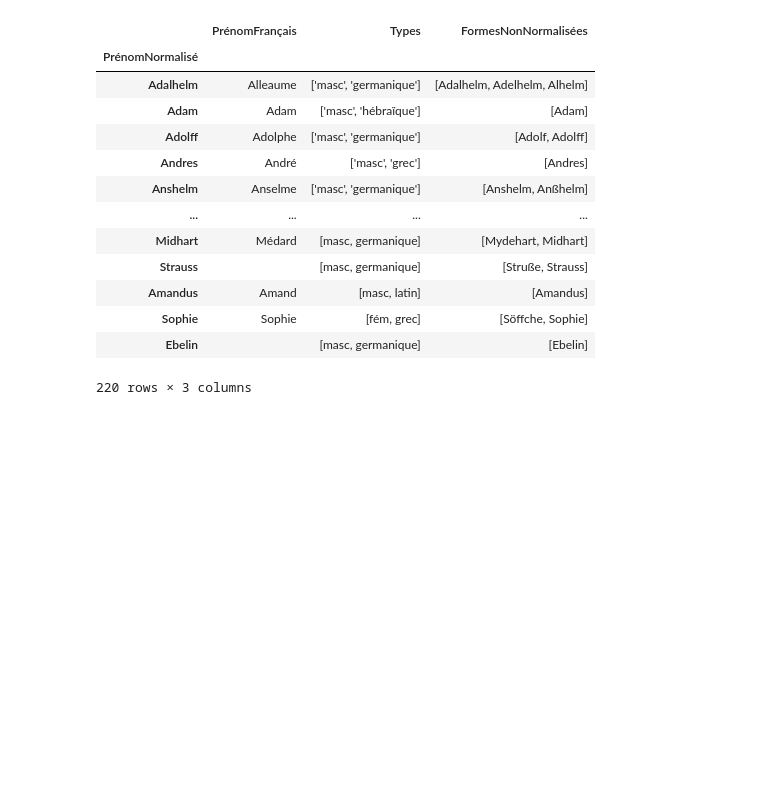
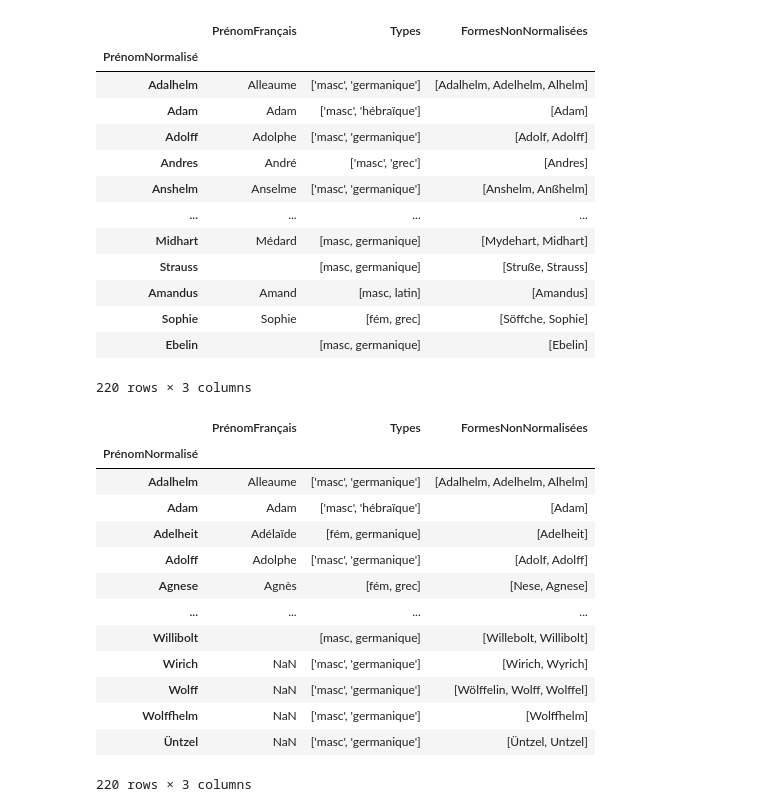
Before and after one commit to porte-g/ProjetEchevinsDeStrasbourg, a Jupyter notebook: ScriptsPython/EnrichissementCsvPrenom.ipynb, the cells around one changed output. Saved outputs shown, nothing was run; the diff lists cells and outputs as text; code cells hidden in the pictures; blank space fills up the shorter version.

```diff
--- a/ScriptsPython/EnrichissementCsvPrenom.ipynb
+++ b/ScriptsPython/EnrichissementCsvPrenom.ipynb
@@ -130 +131,20 @@ DF0.sort_values('PrénomNormalisé')
 DF0.to_csv("./../Tables/ReferentielPrenoms.csv")
+# %%
+DF0 = DF0.sort_values('PrénomNormalisé')
+# %%
+DF0
+# %% [output]
+|  | PrénomFrançais | Types | FormesNonNormalisées |
+| PrénomNormalisé |  |  |  |
+| Adalhelm | Alleaume | ['masc', 'germanique'] | [Adalhelm, Adelhelm, Alhelm] |
+| Adam | Adam | ['masc', 'hébraïque'] | [Adam] |
+| Adelheit | Adélaïde | [fém, germanique] | [Adelheit] |
+| Adolff | Adolphe | ['masc', 'germanique'] | [Adolf, Adolff] |
+| Agnese | Agnès | [fém, grec] | [Nese, Agnese] |
+| ... | ... | ... | ... |
+| Willibolt |  | [masc, germanique] | [Willebolt, Willibolt] |
+| Wirich | NaN | ['masc', 'germanique'] | [Wirich, Wyrich] |
+| Wolff | NaN | ['masc', 'germanique'] | [Wölffelin, Wolff, Wolffel] |
+| Wolffhelm | NaN | ['masc', 'germanique'] | [Wolffhelm] |
+| Üntzel | NaN | ['masc', 'germanique'] | [Üntzel, Untzel] |
+220 rows × 3 columns
```
Also changed, not shown: parts of 1 cell of this notebook.
